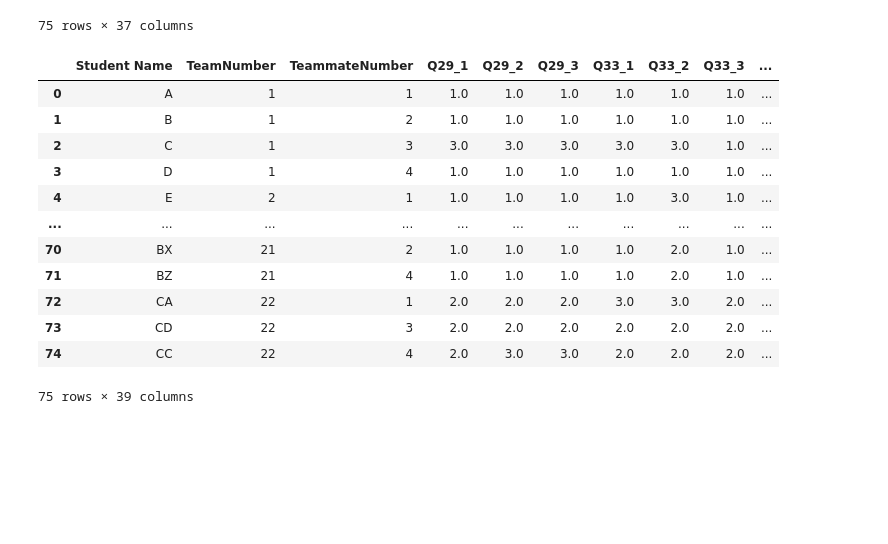
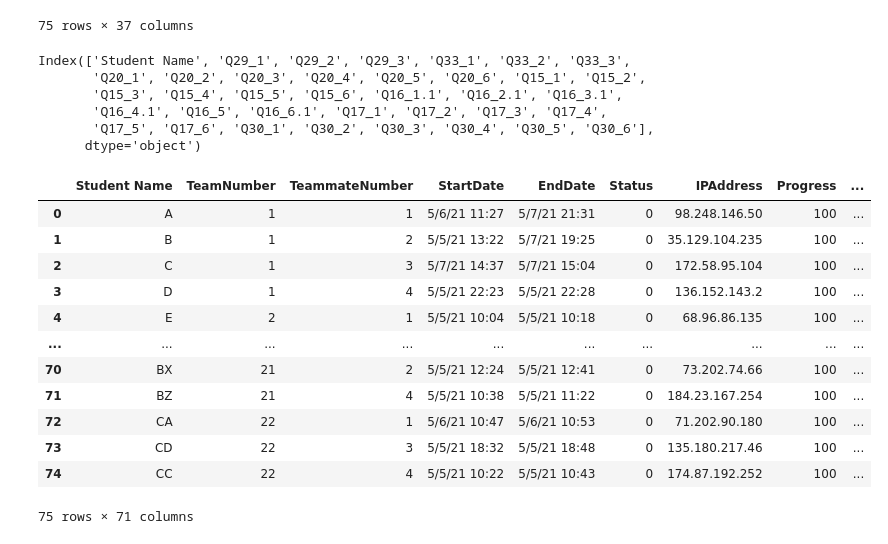
Before and after one commit to PaulDTP/haas, a Jupyter notebook: eda.ipynb, the cells around one changed output. Drawn from its saved outputs; the diff is of its cells as text; code cells hidden in the pictures; blank space fills up the shorter version.

```diff
--- a/eda.ipynb
+++ b/eda.ipynb
@@ -81,20 +81,29 @@ cleaned
 | 73 | Y | 2.0 | 2.0 | 7.0 | 7.0 | 7.0 | 1.0 | 10.0 | 40.0 | 5.0 | ... |
 | 74 | Z | 1.0 | 1.0 | 1.0 | 1.0 | 1.0 | 1.0 | 17.0 | 18.0 | 17.0 | ... |
 75 rows × 37 columns
+# %%
+cleaned.columns
+# %% [output]
+Index(['Student Name', 'Q29_1', 'Q29_2', 'Q29_3', 'Q33_1', 'Q33_2', 'Q33_3',
+       'Q20_1', 'Q20_2', 'Q20_3', 'Q20_4', 'Q20_5', 'Q20_6', 'Q15_1', 'Q15_2',
+       'Q15_3', 'Q15_4', 'Q15_5', 'Q15_6', 'Q16_1.1', 'Q16_2.1', 'Q16_3.1',
+       'Q16_4.1', 'Q16_5', 'Q16_6.1', 'Q17_1', 'Q17_2', 'Q17_3', 'Q17_4',
+       'Q17_5', 'Q17_6', 'Q30_1', 'Q30_2', 'Q30_3', 'Q30_4', 'Q30_5', 'Q30_6'],
+      dtype='object')
 # %%
-full_data = roster.iloc[:,3:6].merge(cleaned)
+full_data = roster.iloc[:,3:6].merge(data)
 full_data
 # %% [output]
-|  | Student Name | TeamNumber | TeammateNumber | Q29_1 | Q29_2 | Q29_3 | Q33_1 | Q33_2 | Q33_3 | ... |
-| 0 | A | 1 | 1 | 1.0 | 1.0 | 1.0 | 1.0 | 1.0 | 1.0 | ... |
-| 1 | B | 1 | 2 | 1.0 | 1.0 | 1.0 | 1.0 | 1.0 | 1.0 | ... |
-| 2 | C | 1 | 3 | 3.0 | 3.0 | 3.0 | 3.0 | 3.0 | 1.0 | ... |
-| 3 | D | 1 | 4 | 1.0 | 1.0 | 1.0 | 1.0 | 1.0 | 1.0 | ... |
-| 4 | E | 2 | 1 | 1.0 | 1.0 | 1.0 | 1.0 | 3.0 | 1.0 | ... |
-| ... | ... | ... | ... | ... | ... | ... | ... | ... | ... | ... |
-| 70 | BX | 21 | 2 | 1.0 | 1.0 | 1.0 | 1.0 | 2.0 | 1.0 | ... |
-| 71 | BZ | 21 | 4 | 1.0 | 1.0 | 1.0 | 1.0 | 2.0 | 1.0 | ... |
-| 72 | CA | 22 | 1 | 2.0 | 2.0 | 2.0 | 3.0 | 3.0 | 2.0 | ... |
-| 73 | CD | 22 | 3 | 2.0 | 2.0 | 2.0 | 2.0 | 2.0 | 2.0 | ... |
-| 74 | CC | 22 | 4 | 2.0 | 3.0 | 3.0 | 2.0 | 2.0 | 2.0 | ... |
+|  | Student Name | TeamNumber | TeammateNumber | StartDate | EndDate | Status | IPAddress | Progress | ... |
+| 0 | A | 1 | 1 | 5/6/21 11:27 | 5/7/21 21:31 | 0 | 98.248.146.50 | 100 | ... |
+| 1 | B | 1 | 2 | 5/5/21 13:22 | 5/7/21 19:25 | 0 | 35.129.104.235 | 100 | ... |
+| 2 | C | 1 | 3 | 5/7/21 14:37 | 5/7/21 15:04 | 0 | 172.58.95.104 | 100 | ... |
+| 3 | D | 1 | 4 | 5/5/21 22:23 | 5/5/21 22:28 | 0 | 136.152.143.2 | 100 | ... |
+| 4 | E | 2 | 1 | 5/5/21 10:04 | 5/5/21 10:18 | 0 | 68.96.86.135 | 100 | ... |
+| ... | ... | ... | ... | ... | ... | ... | ... | ... | ... |
+| 70 | BX | 21 | 2 | 5/5/21 12:24 | 5/5/21 12:41 | 0 | 73.202.74.66 | 100 | ... |
+| 71 | BZ | 21 | 4 | 5/5/21 10:38 | 5/5/21 11:22 | 0 | 184.23.167.254 | 100 | ... |
+| 72 | CA | 22 | 1 | 5/6/21 10:47 | 5/6/21 10:53 | 0 | 71.202.90.180 | 100 | ... |
+| 73 | CD | 22 | 3 | 5/5/21 18:32 | 5/5/21 18:48 | 0 | 135.180.217.46 | 100 | ... |
+| 74 | CC | 22 | 4 | 5/5/21 10:22 | 5/5/21 10:43 | 0 | 174.87.192.252 | 100 | ... |
-75 rows × 39 columns
+75 rows × 71 columns
```
Also changed, not shown: parts of 1 cell of this notebook, 3 other files.
